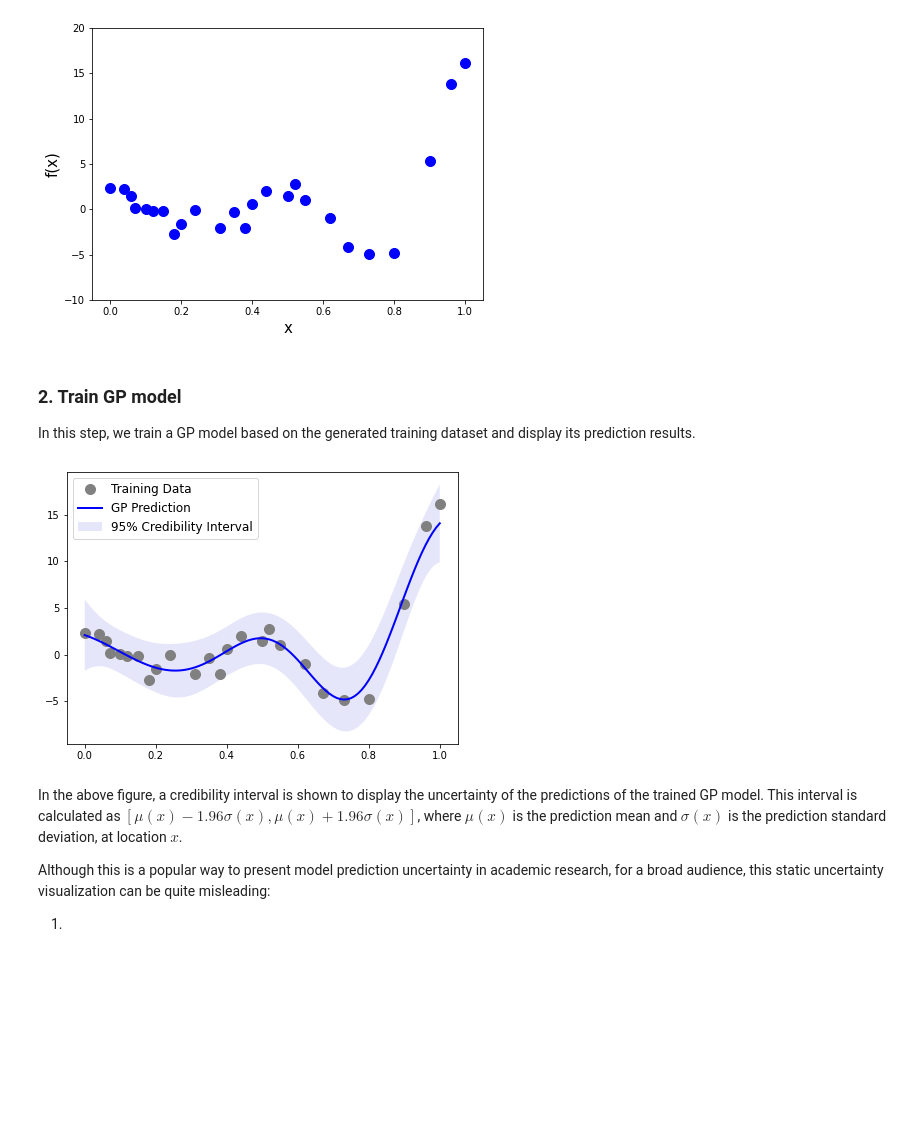
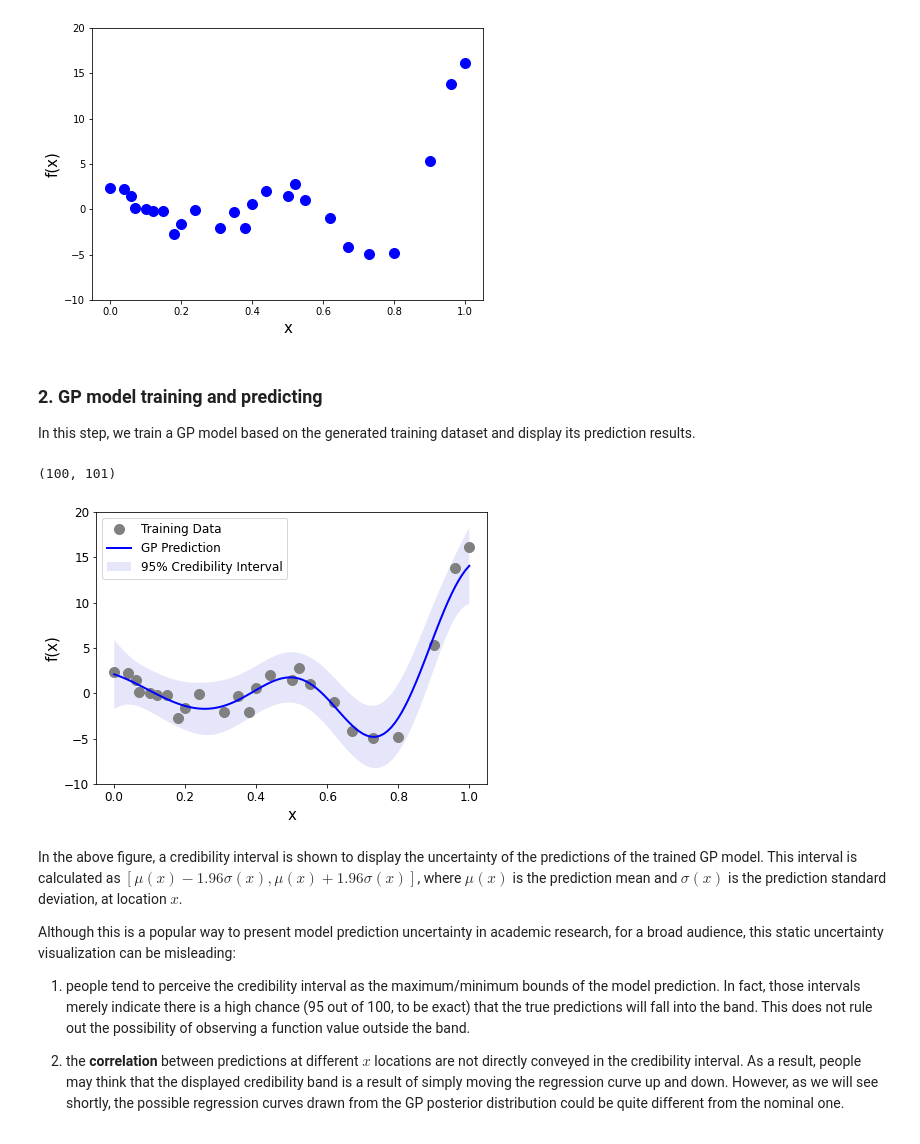
Before and after one commit to ShuaiGuo16/Hypothetical_Outcome_Plots, a Jupyter notebook: Regression_Animation.ipynb, the cells around one changed output. Saved outputs shown, nothing was run; the diff lists cells and outputs as text; code cells hidden in the pictures; blank space fills up the shorter version.

```diff
--- a/Regression_Animation.ipynb
+++ b/Regression_Animation.ipynb
@@ -54,7 +56,7 @@ ax.set_ylim([-10,20])
 (-10.0, 20.0)
 [figure]
 # %% [markdown]
-### 2. Train GP model
+### 2. GP model training and predicting
 
 In this step, we train a GP model based on the generated training dataset and display its prediction results.
 # %%
@@ -74,20 +76,28 @@ y_pred = np.ravel(y_pred)
 
 # Prediction standard deviation
 pred_std = np.sqrt(np.diag(pred_cov))
+# %%
+realization = np.random.multivariate_normal(mean=y_pred, cov=pred_cov, size=sample_num)
+realization.shape
+# %% [output]
+(100, 101)
 # %%
 fig, ax = plt.subplots(figsize=(7,5))
 ax.plot(X_train,y_train,'o',color=(0.5,0.5,0.5),markerfacecolor=(0.5,0.5,0.5),markersize=10,label='Training Data')
 ax.plot(X_test,y_pred,'b-',linewidth=2,label='GP Prediction')
 ax.fill_between(X_test, y_pred-1.96*pred_std, y_pred+1.96*pred_std,facecolor='lavender',label='95% Credibility Interval')
-# ax.plot(X_test,y_pred+1.95*pred_std,'b--',linewidth=1.5)
-# ax.plot(X_test,y_pred-1.95*pred_std,'b--',linewidth=1.5,label='95% Credibility Interval')
-# ax.tick_params(axis='both', which='major', labelsize=12)
-ax.legend(loc="upper left",prop={'size': 12});
+ax.tick_params(axis='both', which='major', labelsize=12)
+ax.legend(loc="upper left",prop={'size': 12})
+ax.set_xlabel('x', fontsize=15)
+ax.set_ylabel('f(x)', fontsize=15)
+ax.set_ylim([-10,20]);
 # %% [output]
-[figure, old version]
+[figure, new version]
 # %% [markdown]
 In the above figure, a credibility interval is shown to display the uncertainty of the predictions of the trained GP model. This interval is calculated as $[\mu(x)-1.96\sigma(x), \mu(x)+1.96\sigma(x)]$, where $\mu(x)$ is the prediction mean and $\sigma(x)$ is the prediction standard deviation, at location $x$.
 
-Although this is a popular way to present model prediction uncertainty in academic research, for a broad audience, this static uncertainty visualization can be quite misleading:
+Although this is a popular way to present model prediction uncertainty in academic research, for a broad audience, this static uncertainty visualization can be misleading:
 
-1.
+1. people tend to perceive the credibility interval as the maximum/minimum bounds of the model prediction. In fact, those intervals merely indicate there is a high chance (95 out of 100, to be exact) that the true predictions will fall into the band. This does not rule out the possibility of observing a function value outside the band.
+
+2. the **correlation** between predictions at different $x$ locations are not directly conveyed in the credibility interval. As a result, people may think that the displayed credibility band is a result of simply moving the regression curve up and down. However, as we will see shortly, the possible regression curves drawn from the GP posterior distribution could be quite different from the nominal one.
```
Also changed, not shown: parts of 5 cells of this notebook, 1 other file.
